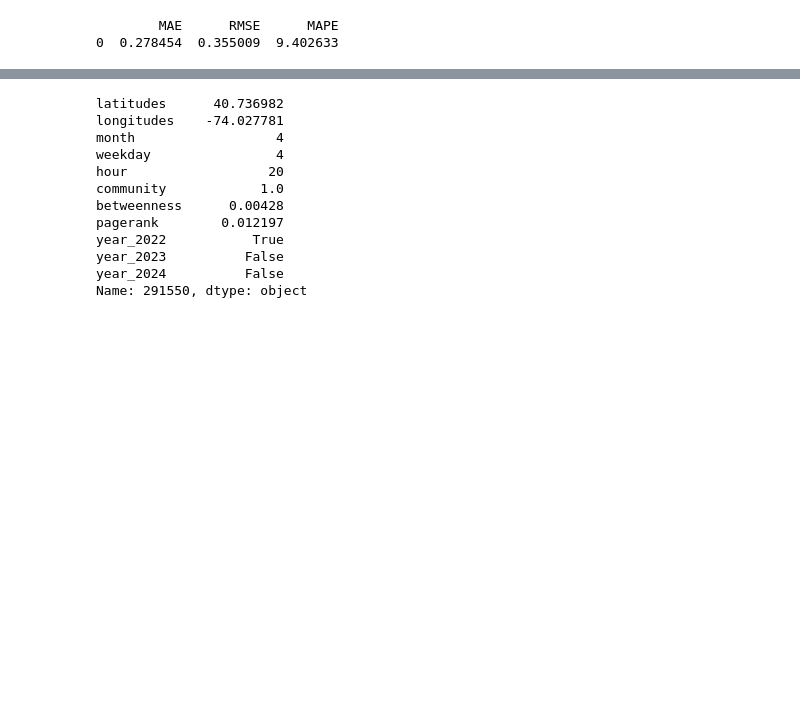
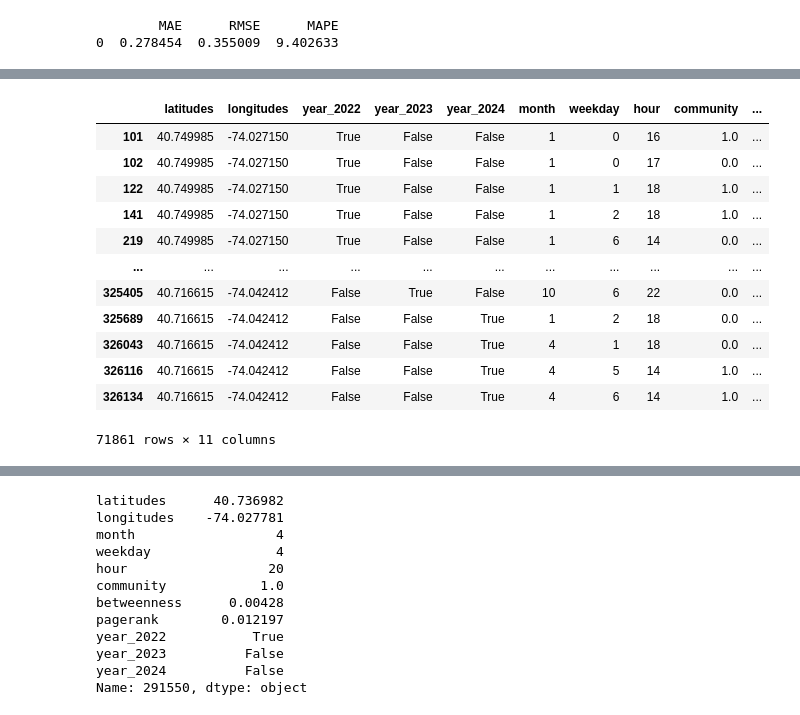
Before and after one commit to tochenan/CitiBike-Demand-Prediction, a Jupyter notebook: src/EDA.ipynb, the cells around one changed output, grey strips where cells are left out. Drawn from its saved outputs; the diff is of its cells as text; code cells hidden in the pictures; blank space fills up the shorter version.

```diff
--- a/src/EDA.ipynb
+++ b/src/EDA.ipynb
@@ -504,0 +590,16 @@ best_model.save_model('../model/best_model_outgoing.json')
+# %%
+combined_df_encoded[features]
+# %% [output]
+|  | latitudes | longitudes | year_2022 | year_2023 | year_2024 | month | weekday | hour | community | ... |
+| 101 | 40.749985 | -74.027150 | True | False | False | 1 | 0 | 16 | 1.0 | ... |
+| 102 | 40.749985 | -74.027150 | True | False | False | 1 | 0 | 17 | 0.0 | ... |
+| 122 | 40.749985 | -74.027150 | True | False | False | 1 | 1 | 18 | 1.0 | ... |
+| 141 | 40.749985 | -74.027150 | True | False | False | 1 | 2 | 18 | 1.0 | ... |
+| 219 | 40.749985 | -74.027150 | True | False | False | 1 | 6 | 14 | 0.0 | ... |
+| ... | ... | ... | ... | ... | ... | ... | ... | ... | ... | ... |
+| 325405 | 40.716615 | -74.042412 | False | True | False | 10 | 6 | 22 | 0.0 | ... |
+| 325689 | 40.716615 | -74.042412 | False | False | True | 1 | 2 | 18 | 0.0 | ... |
+| 326043 | 40.716615 | -74.042412 | False | False | True | 4 | 1 | 18 | 0.0 | ... |
+| 326116 | 40.716615 | -74.042412 | False | False | True | 4 | 5 | 14 | 1.0 | ... |
+| 326134 | 40.716615 | -74.042412 | False | False | True | 4 | 6 | 14 | 1.0 | ... |
+71861 rows × 11 columns
```
Also changed, not shown: parts of 9 cells of this notebook, 19 other files.
